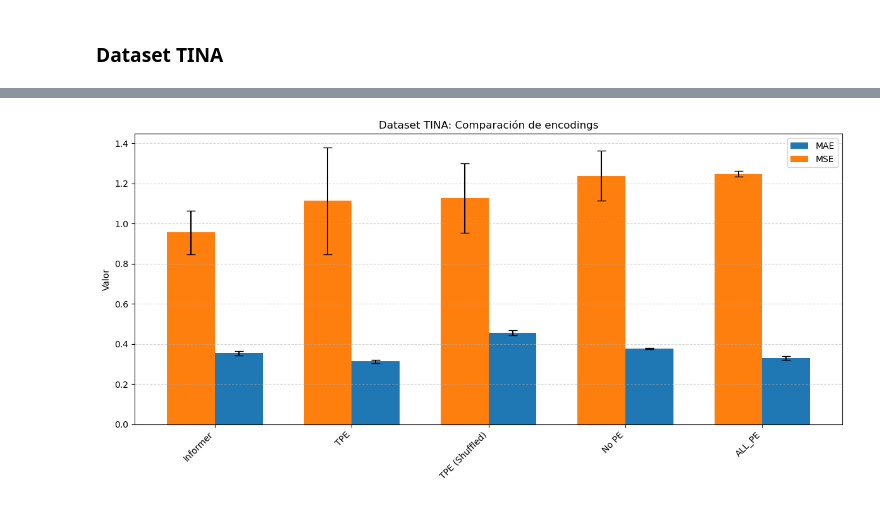
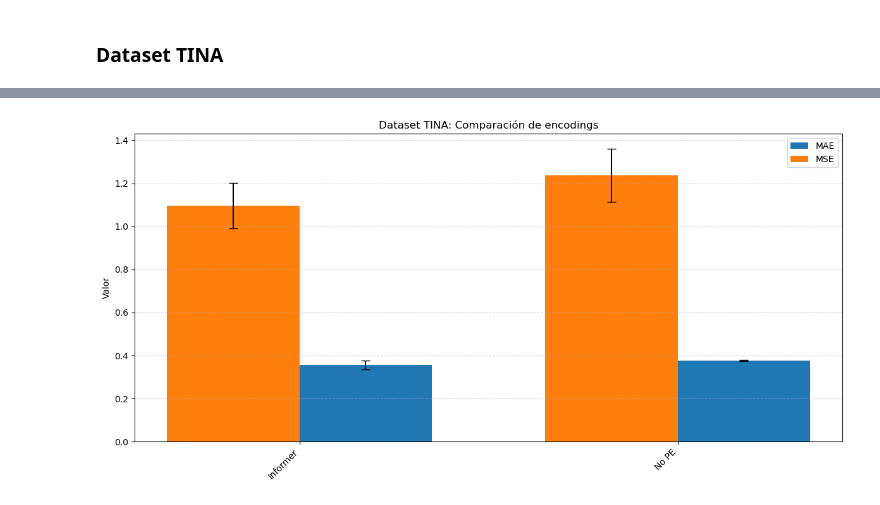
Before and after one commit to hexecoded/TFM, a Jupyter notebook: Experimentos/ResultadosNGPU.ipynb, the cells around one changed output, grey strips where cells are left out. Saved outputs shown, nothing was run; the diff lists cells and outputs as text; code cells hidden in the pictures.

Commit message:
Experimentación: añadido Informer para TINA

```diff
--- a/Experimentos/ResultadosNGPU.ipynb
+++ b/Experimentos/ResultadosNGPU.ipynb
@@ -375,13 +375,13 @@ plot_metricas_con_error(final_df, titulo=f"Yellow Trip Data: Comparación de enc
 # %%
 # Ficheros con sus nombres de modelo
 model_files = {
-    "ALL_PE": "metricas_InformerVanilla_tina_all_pe_weighted32_informer_TINA_ftM_sl180_ll60_pl60_win60_dm512_nh8_el2_dl1_df2048_atfull_fc5_ebtimeF_dtTrue_mxTrue_test_tina_all_pe_weighted32.csv",
+    #"ALL_PE": "metricas_InformerVanilla_tina_all_pe_weighted32_informer_TINA_ftM_sl180_ll60_pl60_win60_dm512_nh8_el2_dl1_df2048_atfull_fc5_ebtimeF_dtTrue_mxTrue_test_tina_all_pe_weighted32.csv",
     #"ALL_PE (Shuffled)": "metricas_InformerVanilla_taxi_all_pe_shuffled_informer_Taxi_ftM_sl180_ll60_pl60_win60_dm512_nh8_el2_dl1_df2048_atfull_fc5_ebtimeF_dtTrue_mxTrue_test_taxi_all_pe_shuffled.csv",
-    "Informer": "metricas_InformerVanilla_tina_informer32_informer_TINA_ftM_sl180_ll60_pl60_win60_dm512_nh8_el2_dl1_df2048_atfull_fc5_ebtimeF_dtTrue_mxTrue_test_tina_informer32.csv",
+    "Informer": "metricas_InformerVanilla_tina_informer_opt_informer_TINA_ftM_sl288_ll96_pl48_win60_dm512_nh8_el2_dl1_df2048_atfull_fc5_ebtimeF_dtTrue_mxTrue_test_tina_informer_opt.csv",
     #"Informer (Shuffled)": "metricas_InformerVanilla_taxi_informer_shuffled_informer_Taxi_ftM_sl180_ll60_pl60_win60_dm512_nh8_el2_dl1_df2048_atfull_fc5_ebtimeF_dtTrue_mxTrue_test_taxi_informer_shuffled.csv",
     "No PE": "metricas_InformerVanilla_tina_nope_informer_TINA_ftM_sl180_ll60_pl60_win60_dm512_nh8_el2_dl1_df2048_atfull_fc5_ebtimeF_dtTrue_mxTrue_test_tina_nope.csv",
-    "TPE": "metricas_InformerVanilla_tina_tpe32_informer_TINA_ftM_sl180_ll60_pl60_win60_dm512_nh8_el2_dl1_df2048_atfull_fc5_ebtimeF_dtTrue_mxTrue_test_tina_tpe32.csv",
-    "TPE (Shuffled)": "metricas_InformerVanilla_tina_tpe32_shuffled_informer_TINA_ftM_sl180_ll60_pl60_win60_dm512_nh8_el2_dl1_df2048_atfull_fc5_ebtimeF_dtTrue_mxTrue_test_tina_tpe32_shuffled.csv"
+    #"TPE": "metricas_InformerVanilla_tina_tpe32_informer_TINA_ftM_sl180_ll60_pl60_win60_dm512_nh8_el2_dl1_df2048_atfull_fc5_ebtimeF_dtTrue_mxTrue_test_tina_tpe32.csv",
+    #"TPE (Shuffled)": "metricas_InformerVanilla_tina_tpe32_shuffled_informer_TINA_ftM_sl180_ll60_pl60_win60_dm512_nh8_el2_dl1_df2048_atfull_fc5_ebtimeF_dtTrue_mxTrue_test_tina_tpe32_shuffled.csv"
 }
 
 dfs = []
@@ -424 +421 @@ plot_metricas_con_error(final_df, titulo=f"Dataset TINA: Comparación de encodin
-[figure, old version]
+[figure, new version]
```
Also changed, not shown: parts of 1 cell of this notebook.
